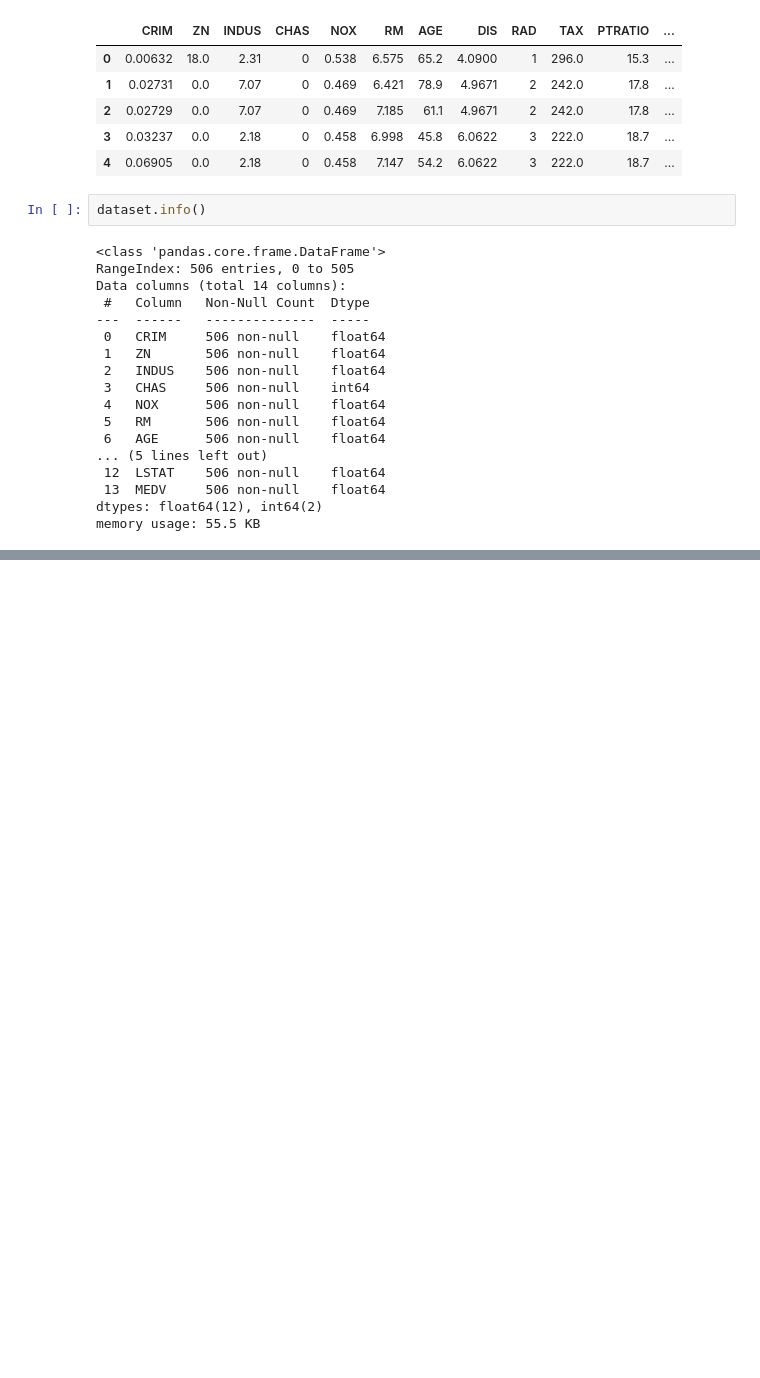
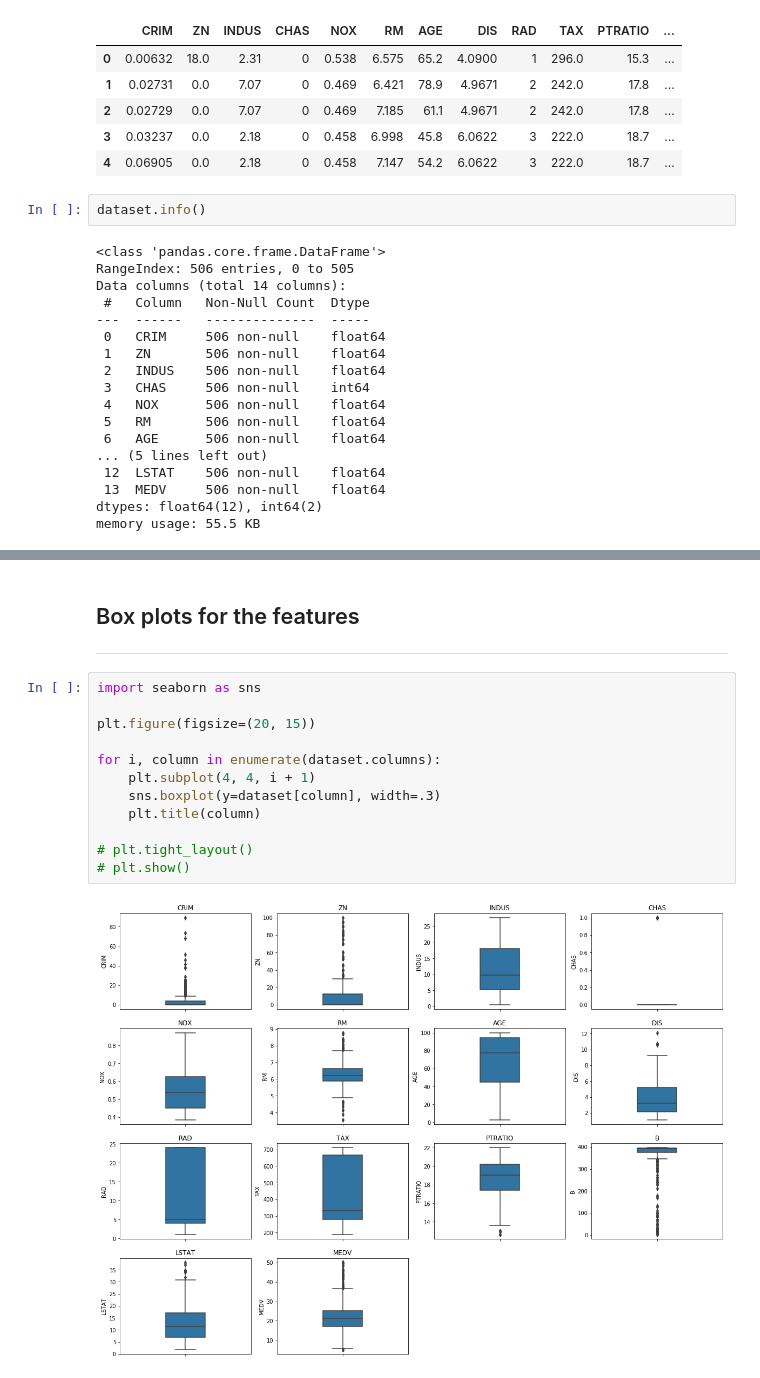
Before and after one commit to Victoria-Qiao/Boston_House_Prices_Modeling, a Jupyter notebook: data_analysis.ipynb, the cells around one changed output, grey strips where cells are left out. Drawn from its saved outputs; the diff is of its cells as text; blank space fills up the shorter version.

```diff
--- a/data_analysis.ipynb
+++ b/data_analysis.ipynb
@@ -54,0 +70,17 @@ dataset.describe()
+# %% [markdown]
+## Box plots for the features
+***
+# %%
+import seaborn as sns
+
+plt.figure(figsize=(20, 15))
+
+for i, column in enumerate(dataset.columns):
+    plt.subplot(4, 4, i + 1)
+    sns.boxplot(y=dataset[column], width=.3)
+    plt.title(column)
+
+# plt.tight_layout()
+# plt.show()
+# %% [output]
+[figure, added]
```
Also changed, not shown: parts of 4 cells of this notebook.
